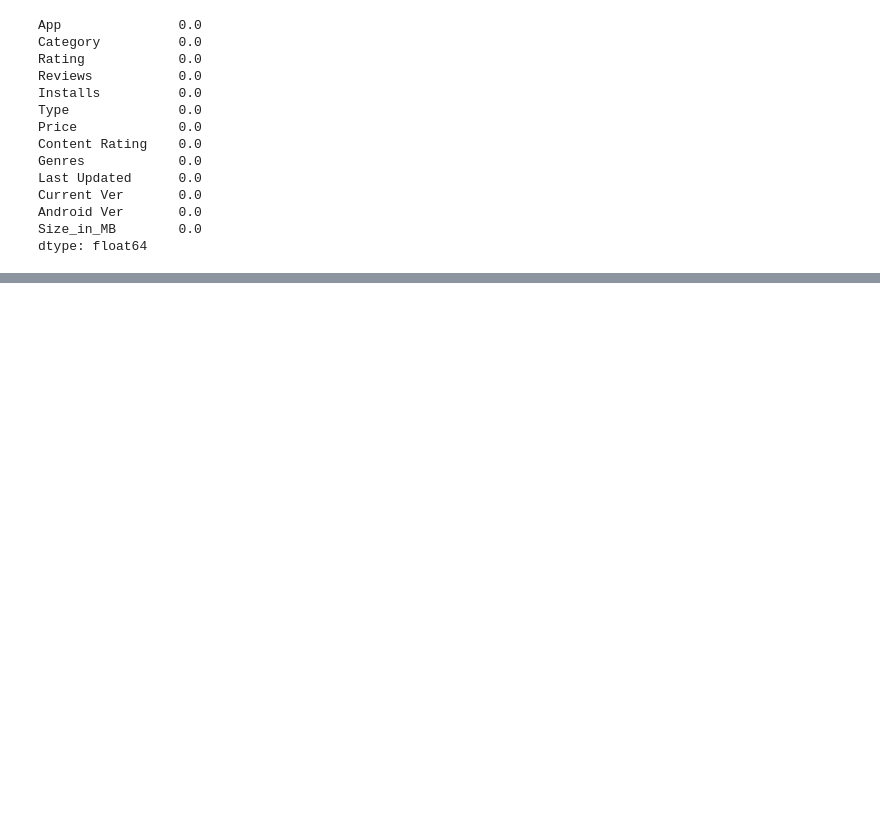
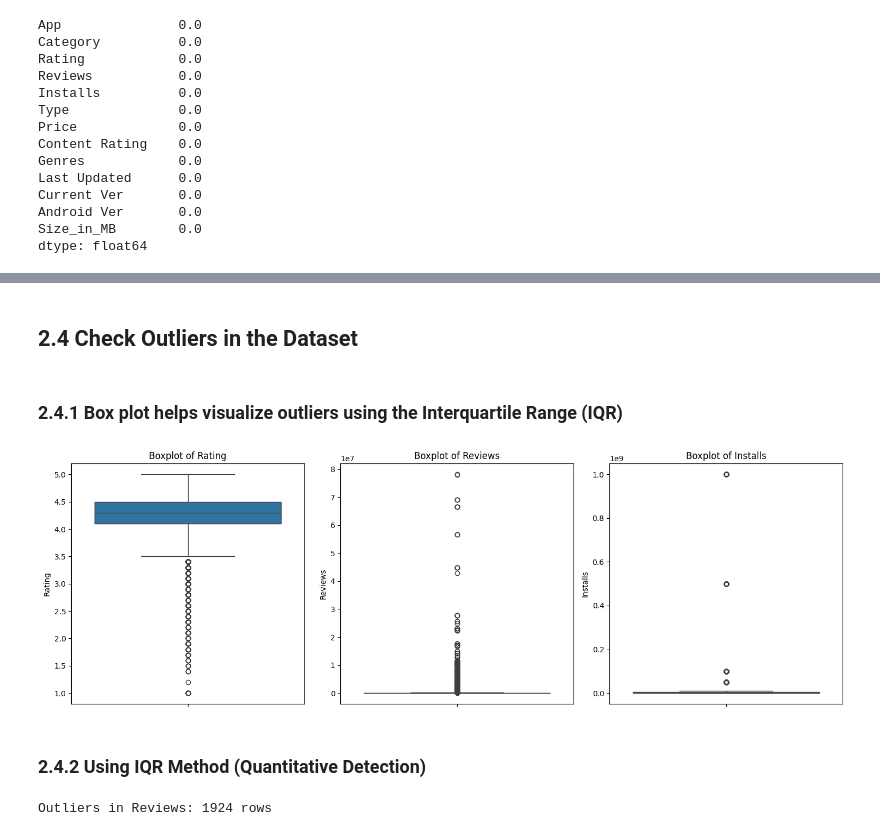
Before and after one commit to ejazurrehman/EDA_Google_Play_Store_App, a Jupyter notebook: eda_google_playstore_app.ipynb, the cells around one changed output, grey strips where cells are left out. Cells and saved outputs as stored; diff of their text form; code cells hidden in the pictures; blank space fills up the shorter version.

```diff
--- a/eda_google_playstore_app.ipynb
+++ b/eda_google_playstore_app.ipynb
@@ -869,0 +906,41 @@ dtype: float64
+# %% [markdown]
+## 2.4 Check Outliers in the Dataset
+# %% [markdown]
+### 2.4.1 Box plot helps visualize outliers using the Interquartile Range (IQR)
+# %%
+import matplotlib.pyplot as plt
+import seaborn as sns
+
+# Define numerical columns to check
+num_cols = ['Rating', 'Reviews', 'Installs']
+
+# Plot boxplots
+plt.figure(figsize=(15, 5))
+for i, col in enumerate(num_cols, 1):
+    plt.subplot(1, 3, i)
+    sns.boxplot(y=df[col])
+    plt.title(f'Boxplot of {col}')
+plt.tight_layout()
+plt.show()
+# %% [output]
+[figure, added]
+# %% [markdown]
+### 2.4.2 Using IQR Method (Quantitative Detection)
+# %%
+# Function to detect outliers based on IQR
+def detect_outliers_iqr(data, column):
+    Q1 = data[column].quantile(0.25)
+    Q3 = data[column].quantile(0.75)
+    IQR = Q3 - Q1
+    lower_bound = Q1 - 1.5 * IQR
+    upper_bound = Q3 + 1.5 * IQR
+    outliers = data[(data[column] < lower_bound) | (data[column] > upper_bound)]
+    return outliers
+
+# Example for 'Reviews'
+outliers_reviews = detect_outliers_iqr(df, 'Reviews')
+print(f"Outliers in Reviews: {len(outliers_reviews)} rows")
+
+# Do the same for 'Rating' and 'Installs' if needed
+# %% [output]
+Outliers in Reviews: 1924 rows
```
Also changed, not shown: parts of 40 cells of this notebook.
